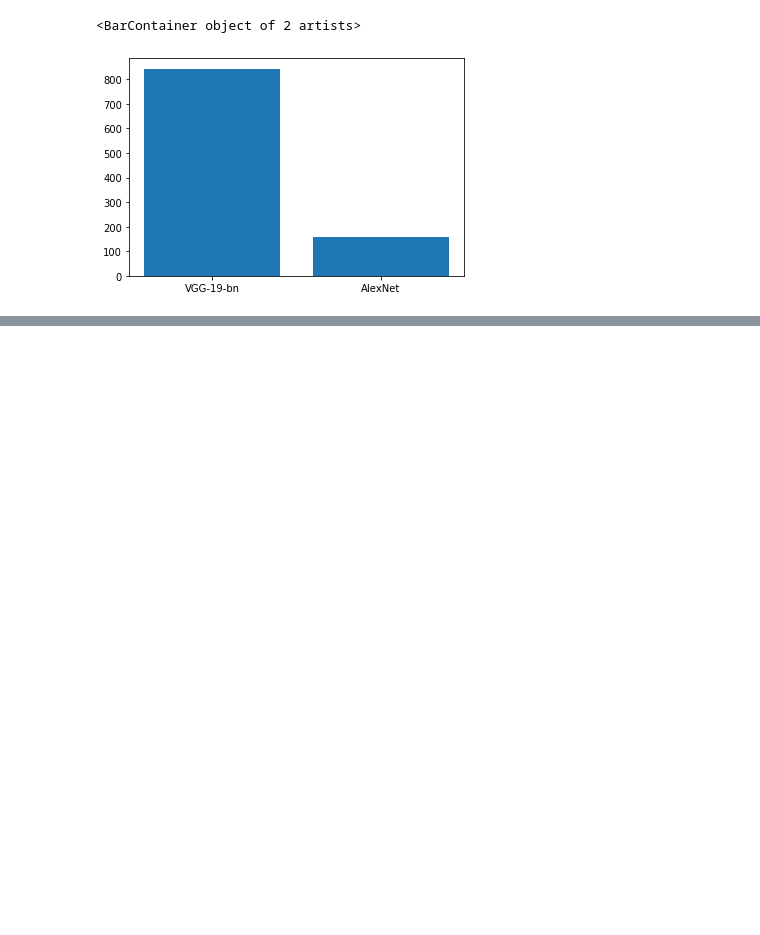
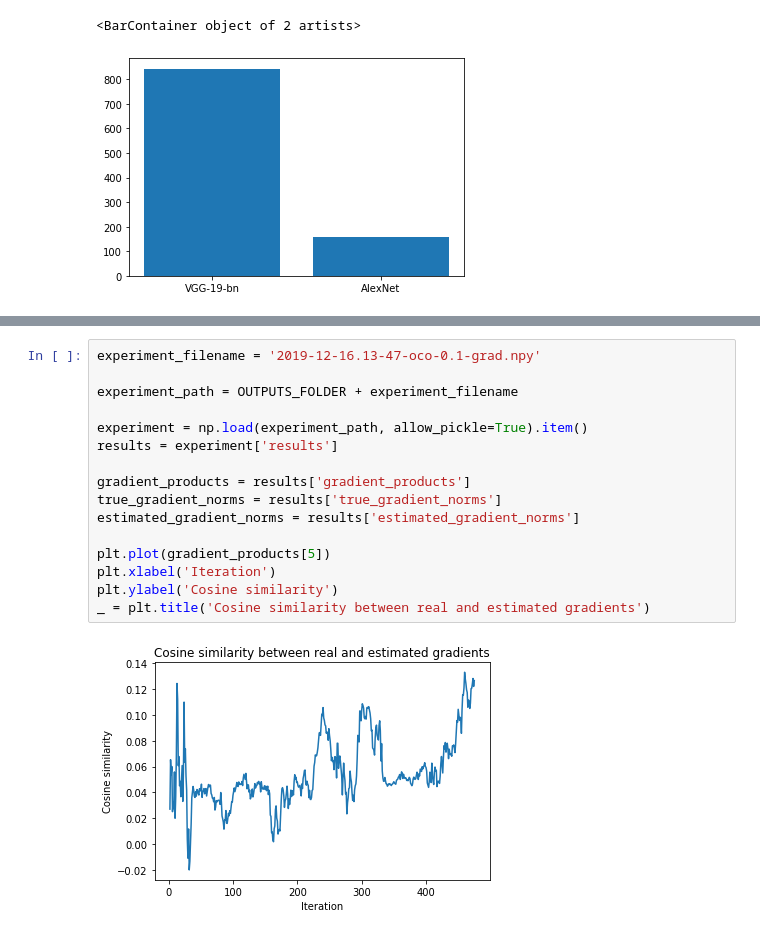
Before and after one commit to epfl-ml-reproducers/subspace-attack-reproduction, a Jupyter notebook: notebooks/experiment_analysis.ipynb, the cells around one changed output, grey strips where cells are left out. Drawn from its saved outputs; the diff is of its cells as text; blank space fills up the shorter version.

```diff
--- a/notebooks/experiment_analysis.ipynb
+++ b/notebooks/experiment_analysis.ipynb
@@ -92,0 +97,18 @@ plt.bar(list(final_model), [final_model[model] for model in final_models])
+# %%
+experiment_filename = '2019-12-16.13-47-oco-0.1-grad.npy'
+
+experiment_path = OUTPUTS_FOLDER + experiment_filename
+
+experiment = np.load(experiment_path, allow_pickle=True).item()
+results = experiment['results']
+
+gradient_products = results['gradient_products']
+true_gradient_norms = results['true_gradient_norms']
+estimated_gradient_norms = results['estimated_gradient_norms']
+
+plt.plot(gradient_products[5])
+plt.xlabel('Iteration')
+plt.ylabel('Cosine similarity')
+_ = plt.title('Cosine similarity between real and estimated gradients')
+# %% [output]
+[figure, added]
```
Also changed, not shown: parts of 8 cells of this notebook, 3 other files.
